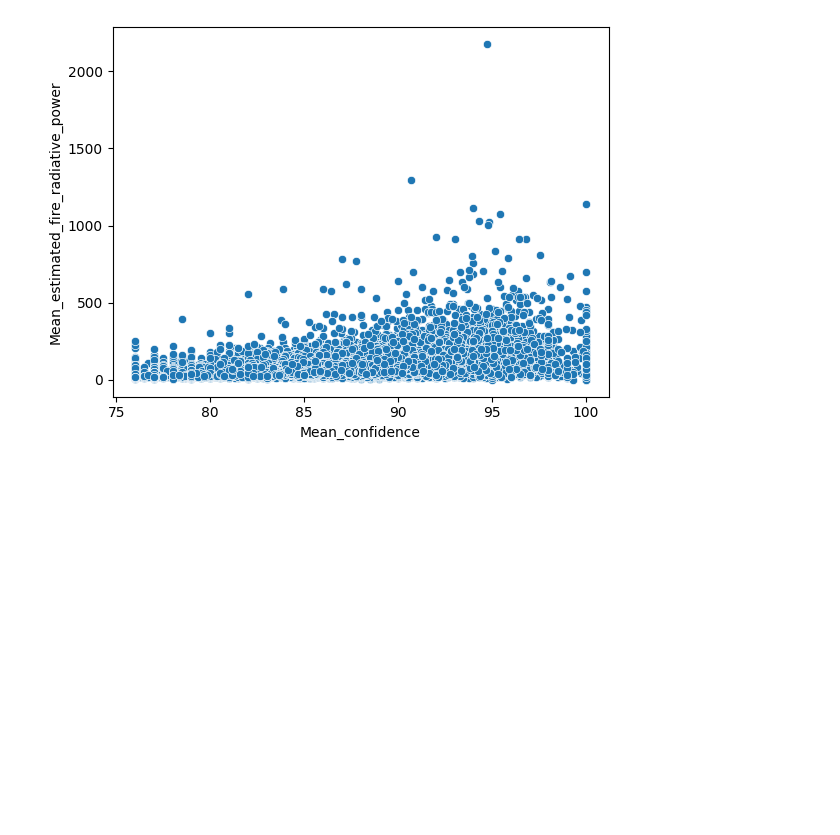
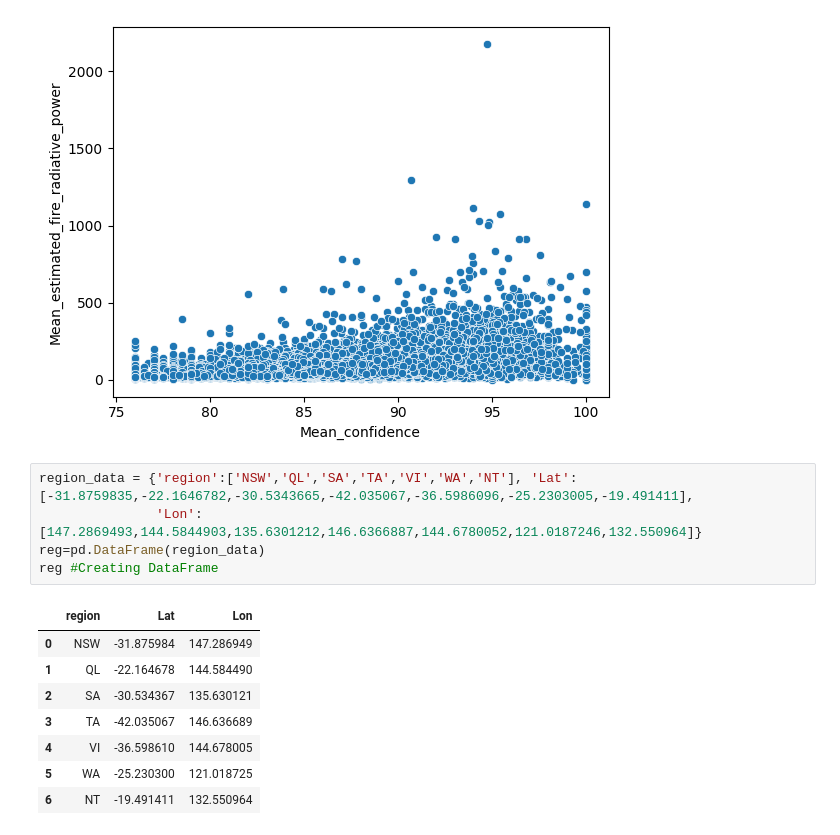
Before and after one commit to MachineTi-lab/IBM_Data_Visualization, a Jupyter notebook: IBM_final exam.ipynb, the cells around one changed output. Drawn from its saved outputs; the diff is of its cells as text; blank space fills up the shorter version.

Commit message:
Data_Visualiation_final

```diff
--- a/IBM_final exam.ipynb
+++ b/IBM_final exam.ipynb
@@ -214,3 +214,17 @@ sns.scatterplot(y = "Mean_estimated_fire_radiative_power" , x = "Mean_confidence
 plt.show()
 # %% [output]
 [figure]
+# %%
+region_data = {'region':['NSW','QL','SA','TA','VI','WA','NT'], 'Lat':[-31.8759835,-22.1646782,-30.5343665,-42.035067,-36.5986096,-25.2303005,-19.491411],
+               'Lon':[147.2869493,144.5844903,135.6301212,146.6366887,144.6780052,121.0187246,132.550964]}
+reg=pd.DataFrame(region_data)
+reg #Creating DataFrame
+# %% [output]
+|  | region | Lat | Lon |
+| 0 | NSW | -31.875984 | 147.286949 |
+| 1 | QL | -22.164678 | 144.584490 |
+| 2 | SA | -30.534367 | 135.630121 |
+| 3 | TA | -42.035067 | 146.636689 |
+| 4 | VI | -36.598610 | 144.678005 |
+| 5 | WA | -25.230300 | 121.018725 |
+| 6 | NT | -19.491411 | 132.550964 |
```
Also changed, not shown: 1 other file.
